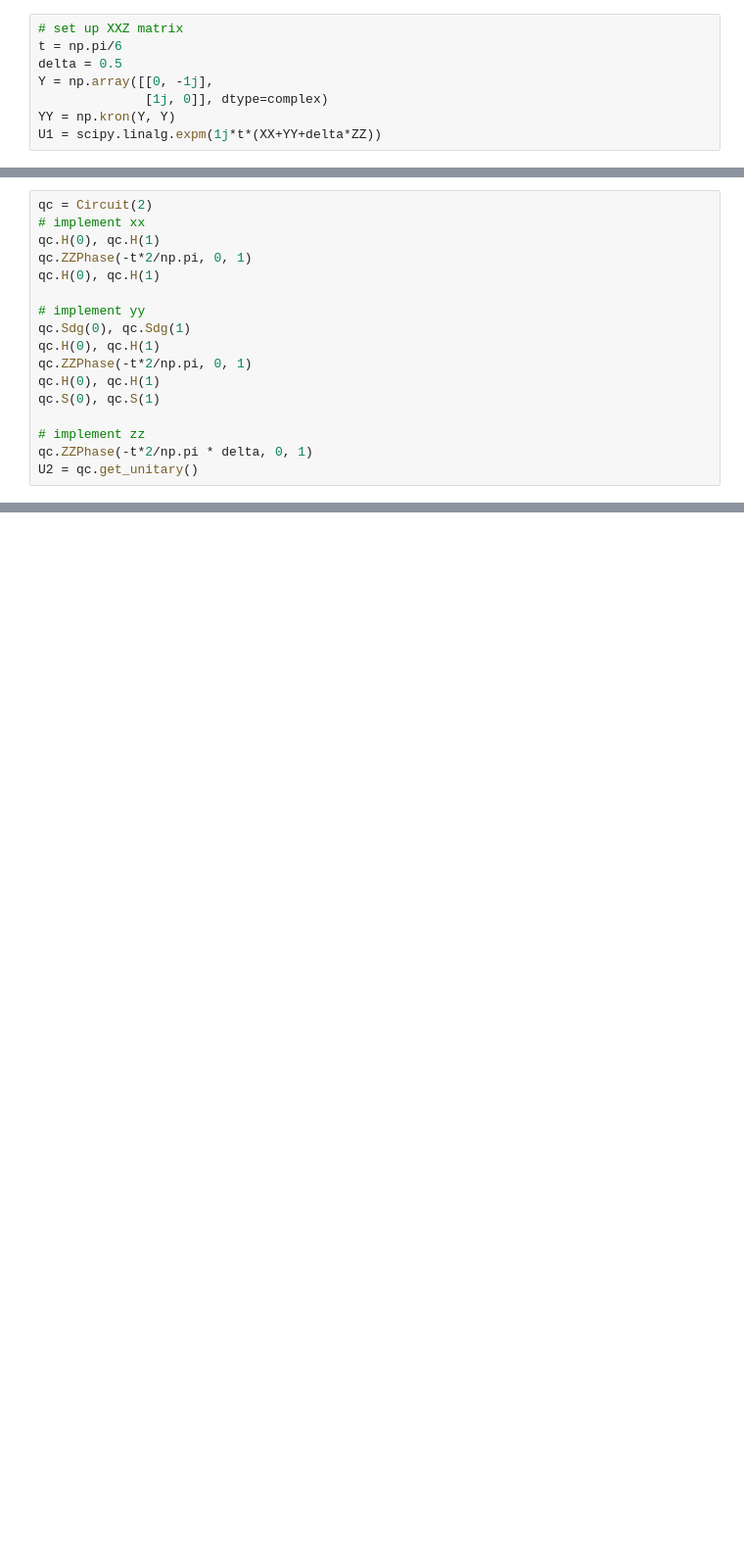
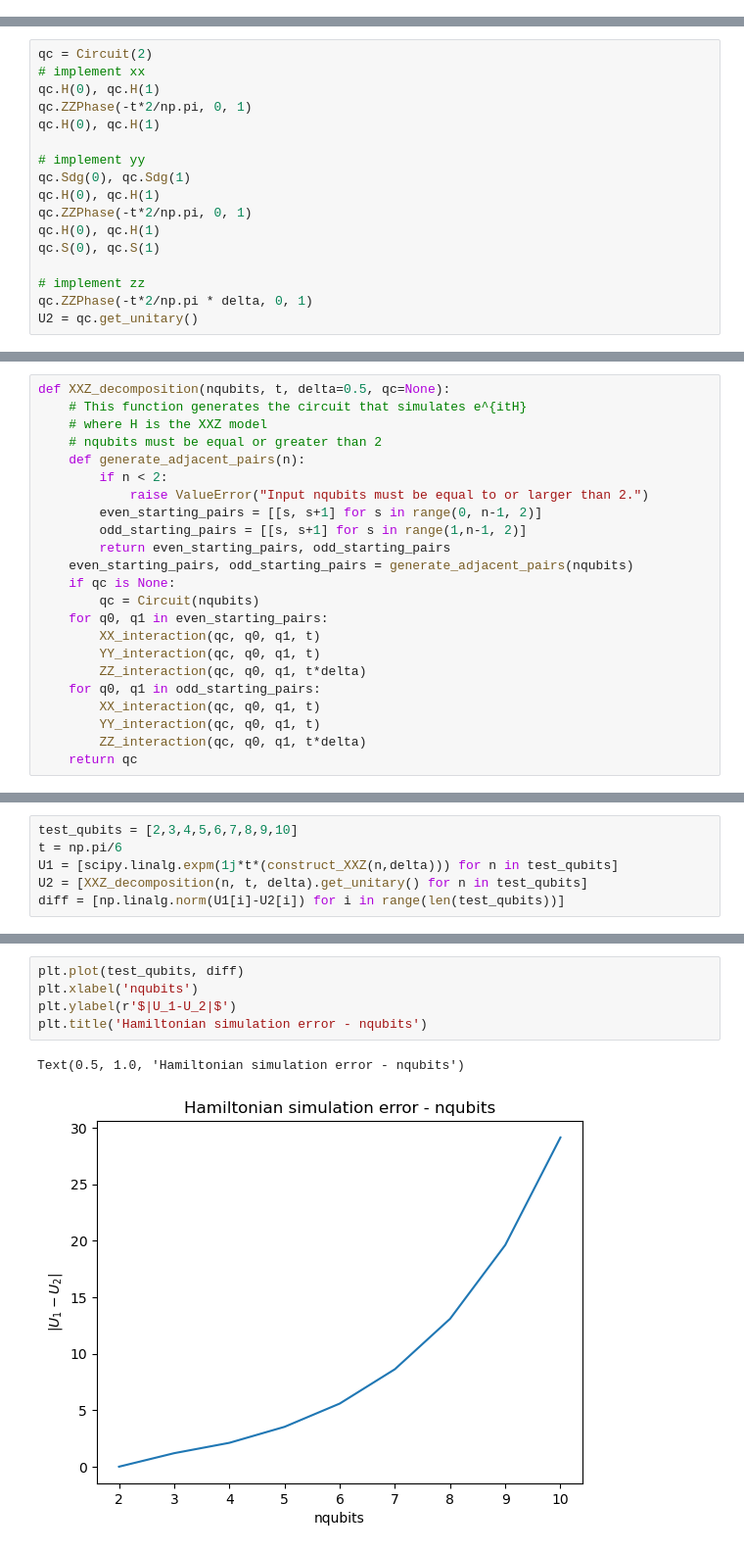
Before and after one commit to qiboteam/boostvqe, a Jupyter notebook: notebooks/quantinuum_native_gate_compilation.ipynb, the cells around one changed output, grey strips where cells are left out. Shown: that part at 98% size. Saved outputs shown, nothing was run; the diff lists cells and outputs as text; blank space fills up the shorter version.

Commit message:
Trotter test XXZ model using native gates

```diff
--- a/notebooks/quantinuum_native_gate_compilation.ipynb
+++ b/notebooks/quantinuum_native_gate_compilation.ipynb
@@ -111,11 +113,3 @@ e^{itYY}=(S\otimes S)(H\otimes H) e^{itZZ}(H\otimes H)(S^\dag\otimes S^\dag)
 $$
 
 Note that qibo.hamiltonians.XXZ for 2 qubits, there is an extra factor 2, that is QIBO_XXZ = 2 * XXZ.
-# %%
-# set up XXZ matrix
-t = np.pi/6
-delta = 0.5
-Y = np.array([[0, -1j],
-              [1j, 0]], dtype=complex)
-YY = np.kron(Y, Y)
-U1 = scipy.linalg.expm(1j*t*(XX+YY+delta*ZZ))
@@ -146,0 +235,23 @@ np.linalg.norm(U1-U2)
+# %%
+def XXZ_decomposition(nqubits, t, delta=0.5, qc=None):
+    # This function generates the circuit that simulates e^{itH}
+    # where H is the XXZ model
+    # nqubits must be equal or greater than 2
+    def generate_adjacent_pairs(n):
+        if n < 2:
+            raise ValueError("Input nqubits must be equal to or larger than 2.")
+        even_starting_pairs = [[s, s+1] for s in range(0, n-1, 2)]
+        odd_starting_pairs = [[s, s+1] for s in range(1,n-1, 2)]
+        return even_starting_pairs, odd_starting_pairs
+    even_starting_pairs, odd_starting_pairs = generate_adjacent_pairs(nqubits)
+    if qc is None:
+        qc = Circuit(nqubits)
+    for q0, q1 in even_starting_pairs:
+        XX_interaction(qc, q0, q1, t)
+        YY_interaction(qc, q0, q1, t)
+        ZZ_interaction(qc, q0, q1, t*delta)
+    for q0, q1 in odd_starting_pairs:
+        XX_interaction(qc, q0, q1, t)
+        YY_interaction(qc, q0, q1, t)
+        ZZ_interaction(qc, q0, q1, t*delta)
+    return qc
@@ -146,0 +262,6 @@ np.linalg.norm(U1-U2)
+# %%
+test_qubits = [2,3,4,5,6,7,8,9,10]
+t = np.pi/6
+U1 = [scipy.linalg.expm(1j*t*(construct_XXZ(n,delta))) for n in test_qubits]
+U2 = [XXZ_decomposition(n, t, delta).get_unitary() for n in test_qubits]
+diff = [np.linalg.norm(U1[i]-U2[i]) for i in range(len(test_qubits))]
@@ -146,0 +272,8 @@ np.linalg.norm(U1-U2)
+# %%
+plt.plot(test_qubits, diff)
+plt.xlabel('nqubits')
+plt.ylabel(r'$|U_1-U_2|$')
+plt.title('Hamiltonian simulation error - nqubits')
+# %% [output]
+Text(0.5, 1.0, 'Hamiltonian simulation error - nqubits')
+[figure, added]
```
Also changed, not shown: parts of 19 cells of this notebook.
